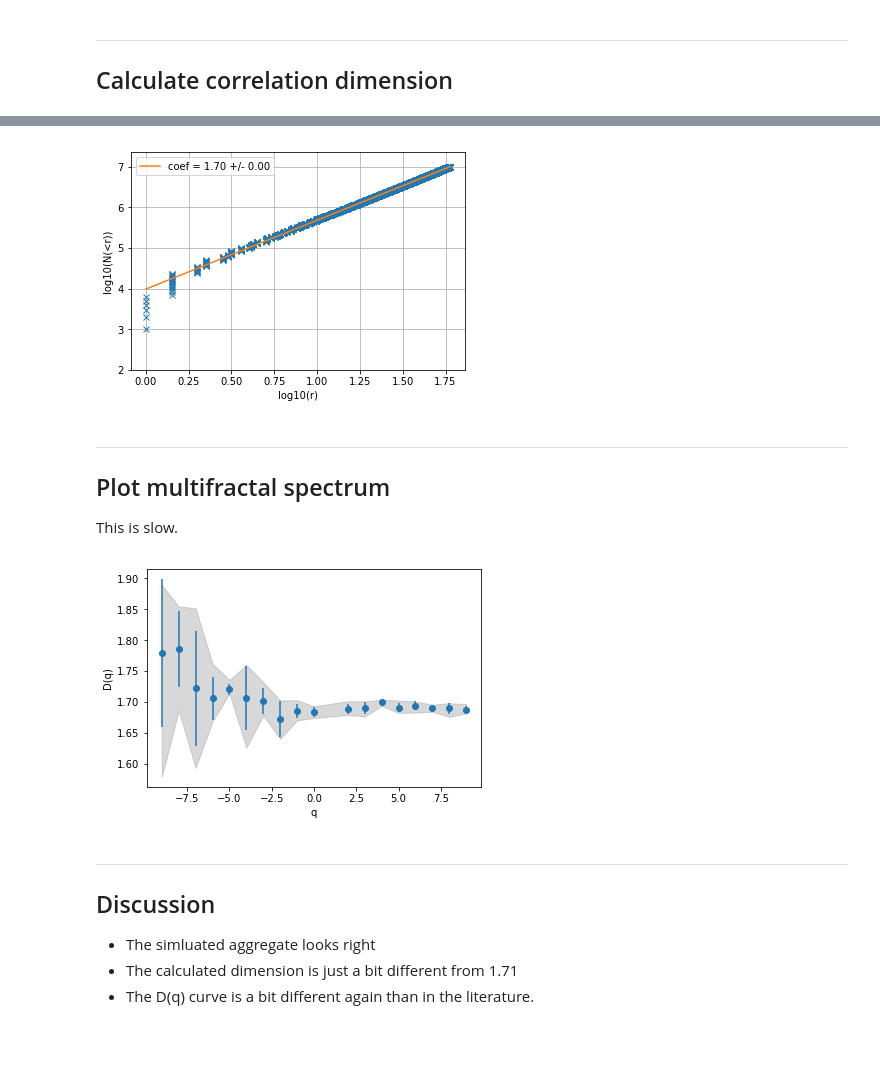
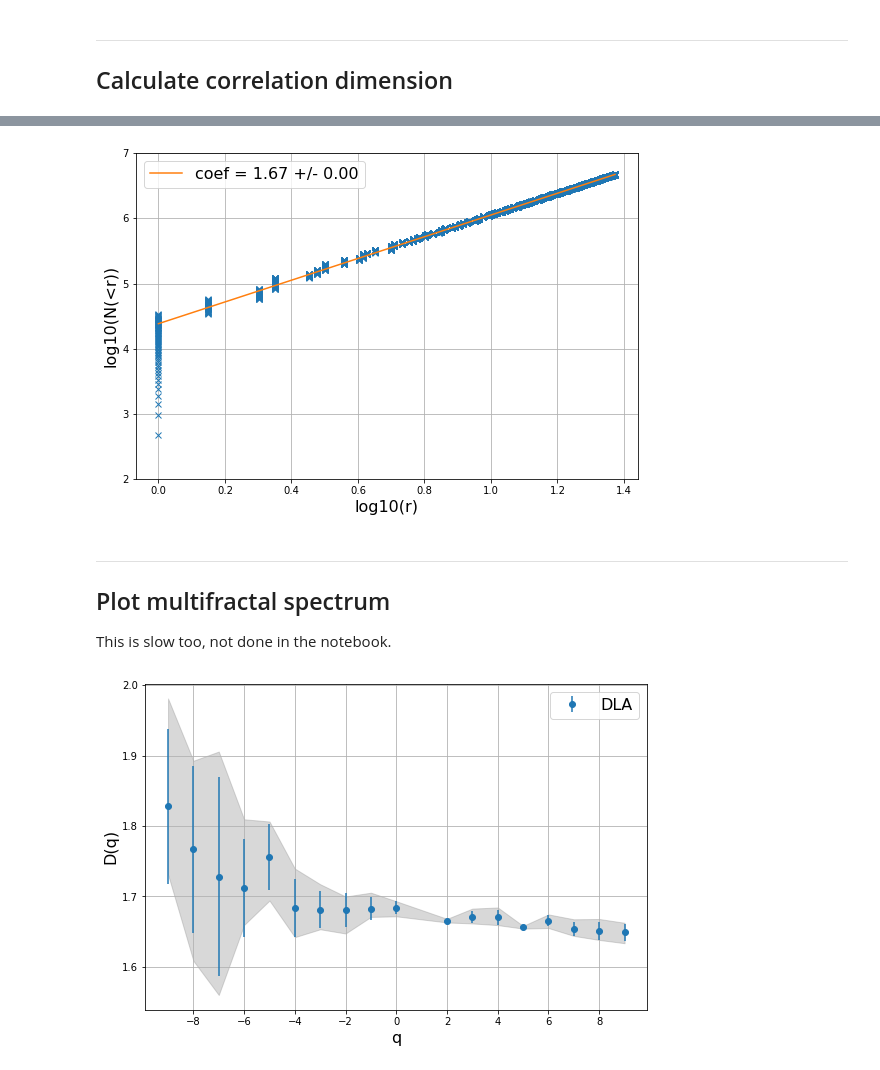
Before and after one commit to riblidezso/dla_sim, a Jupyter notebook: dla_sim_v1.ipynb, the cells around one changed output, grey strips where cells are left out. Drawn from its saved outputs; the diff is of its cells as text; code cells hidden in the pictures; blank space fills up the shorter version.

```diff
--- a/dla_sim_v1.ipynb
+++ b/dla_sim_v1.ipynb
@@ -117,5 +180,5 @@ _=interact(aggplot,N=(0,len(agg),1)) # interactive plot for growing agg
 ## Calculate correlation dimension
 # %%
 %%time
-_=corr_dim(agg)
+_=corr_dim(agg, cut=20)  # cut controls the ignored edges of the distribution
 # %% [output]
@@ -124,4 +187,4 @@ Wall time: 7.24 s
-[figure, old version]
+[figure, new version]
 # %% [markdown]
 ---
 
@@ -129,6 +192,6 @@ Wall time: 7.24 s
 ## Plot multifractal spectrum
 
 
-This is slow.
+This is slow too, not done in the notebook.
 # %%
 %%bash
@@ -136,16 +199,12 @@ This is slow.
 # %%
 q, Dq = pickle.load(open('Dq.pkl','rb'))
-plt.errorbar(q,np.mean(Dq,axis=0),np.std(Dq,axis=0),fmt='o')
+plt.figure(figsize=(9,6))
+plt.errorbar(q,np.mean(Dq,axis=0),np.std(Dq,axis=0),fmt='o',label='DLA')
 plt.fill_between(q,np.min(Dq,axis=0),np.max(Dq,axis=0),color='gray',alpha=0.3)
-plt.xlabel('q')
-_=plt.ylabel('D(q)')
+plt.grid()
+plt.xticks(range(-8,10,2))
+plt.legend(fontsize=16)
+plt.xlabel('q',fontsize=16)
+_=plt.ylabel('D(q)',fontsize=16)
 # %% [output]
-[figure, old version]
+[figure, new version]
-# %% [markdown]
----
-
-## Discussion
-
-* The simluated aggregate looks right
-* The calculated dimension is just a bit different from 1.71
-* The D(q) curve is a bit different again than in the literature.
```
Also changed, not shown: parts of 18 cells of this notebook, 1 other file.
